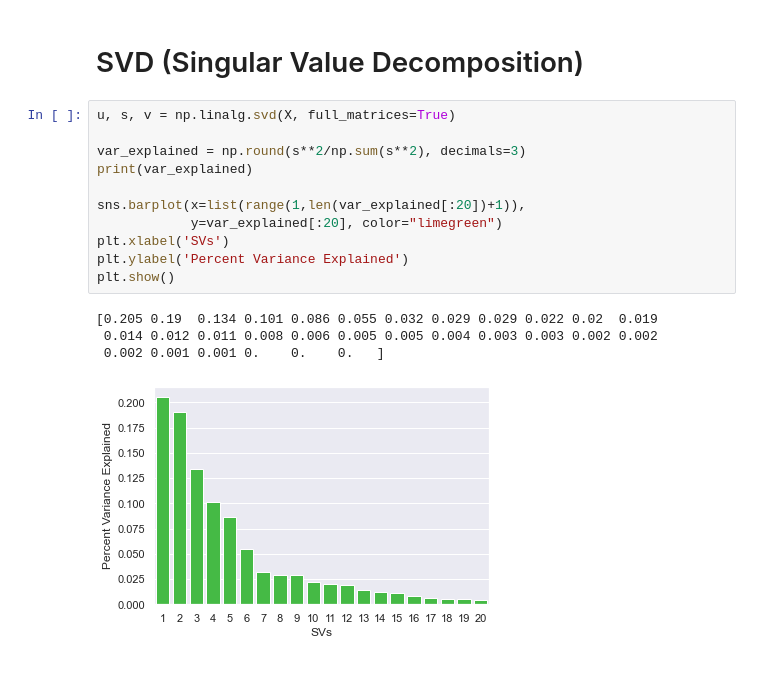
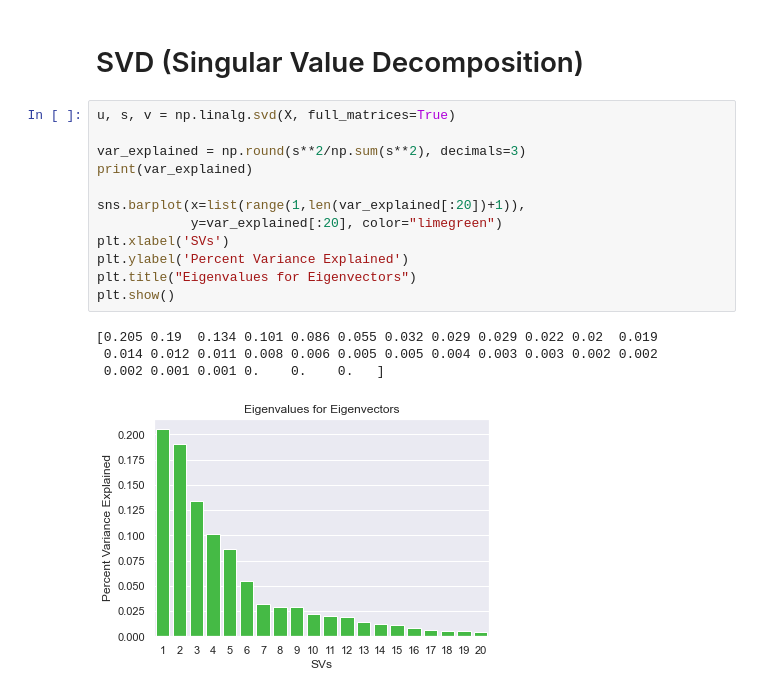
Before and after one commit to wainejr/CSB53, a Jupyter notebook: notebooks/genres_clusters_analysis.ipynb, the cells around one changed output. Saved outputs shown, nothing was run; the diff lists cells and outputs as text.

```diff
--- a/notebooks/genres_analysis.ipynb
+++ b/notebooks/genres_clusters_analysis.ipynb
@@ -292,19 +301,20 @@ clustes_descr = {
 # %%
 u, s, v = np.linalg.svd(X, full_matrices=True)
 
 var_explained = np.round(s**2/np.sum(s**2), decimals=3)
 print(var_explained)
 
 sns.barplot(x=list(range(1,len(var_explained[:20])+1)),
             y=var_explained[:20], color="limegreen")
 plt.xlabel('SVs')
 plt.ylabel('Percent Variance Explained')
+plt.title("Eigenvalues for Eigenvectors")
 plt.show()
 # %% [output]
 [0.205 0.19  0.134 0.101 0.086 0.055 0.032 0.029 0.029 0.022 0.02  0.019
  0.014 0.012 0.011 0.008 0.006 0.005 0.005 0.004 0.003 0.003 0.002 0.002
  0.002 0.001 0.001 0.    0.    0.   ]
-[figure, old version]
+[figure, new version]
 # %%
 labels= ['SV'+str(i) for i in range(1,3)]
 svd_df = pd.DataFrame(u[:,0:2], index=df_cocurrency.columns.tolist(), columns=labels)
```
Also changed, not shown: parts of 12 cells of this notebook, 4 other files.
